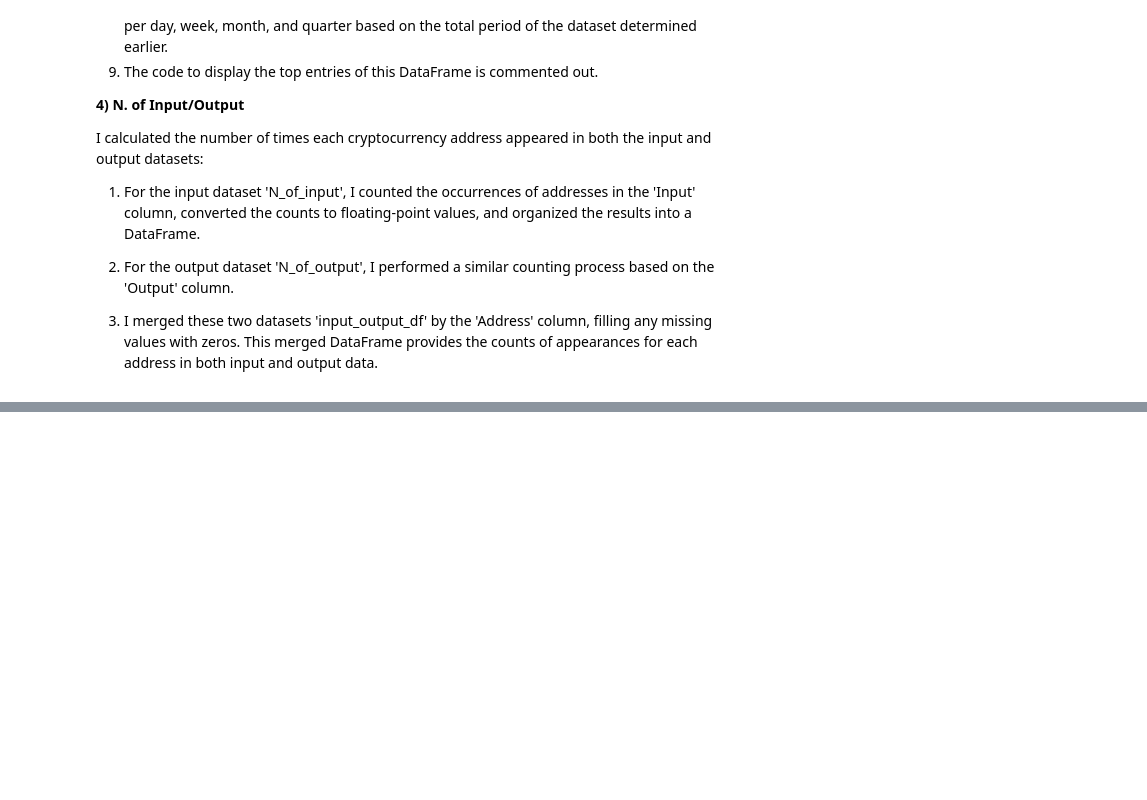
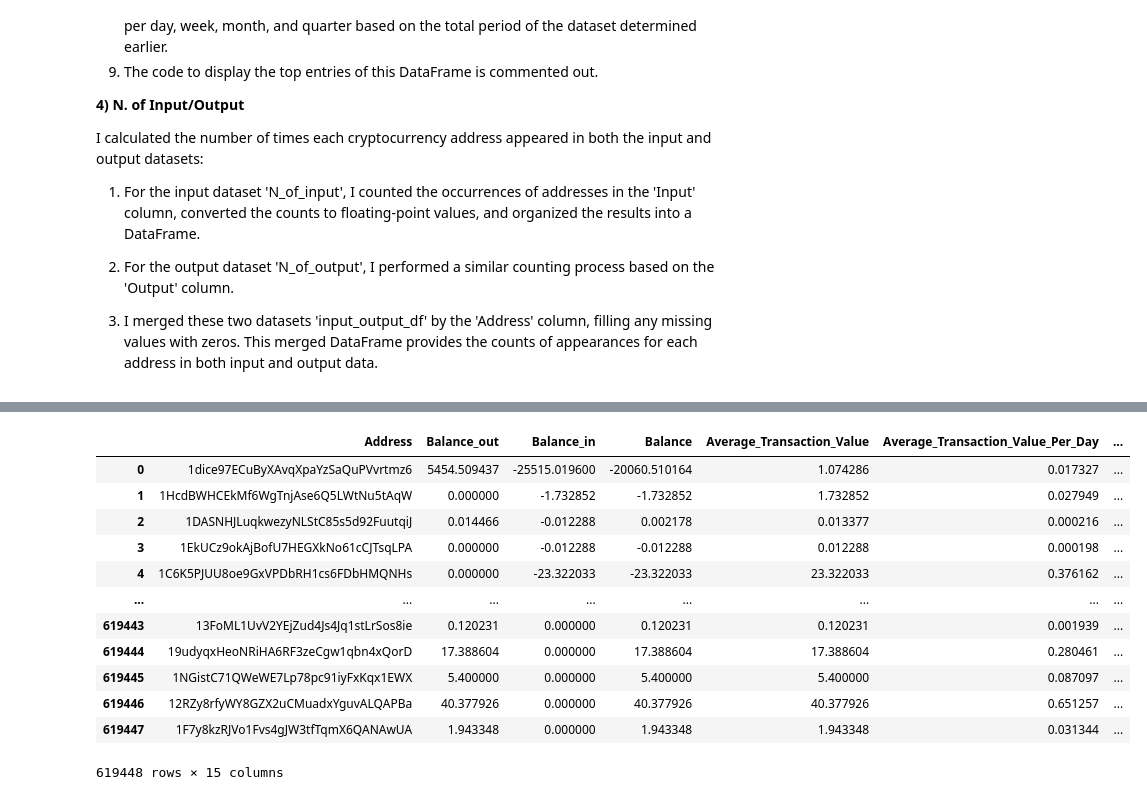
Before and after one commit to fabrizi0rigodanz0/Airbnb_ML_Project, a Jupyter notebook: Bitcoin_Transactions_Analysis.ipynb, the cells around one changed output, grey strips where cells are left out. Saved outputs shown, nothing was run; the diff lists cells and outputs as text; code cells hidden in the pictures; blank space fills up the shorter version.

```diff
--- a/Bitcoin_Transactions_Analysis.ipynb
+++ b/Bitcoin_Transactions_Analysis.ipynb
@@ -940,0 +980,12 @@ I calculated the number of times each cryptocurrency address appeared in both th
+# %%
+#calculate the number of transaction per day, week, month and qarter and normalized
+
+total_transactions_count.reset_index()
+total_transactions_count.columns = ['Address', 'Count_transactions']
+total_transactions_count['Count_Transactions_Per_Day']= total_transactions_count['Count_transactions']/ total_period
+total_transactions_count['Count_Transactions_Per_Week']= total_transactions_count['Count_transactions']/ (total_period/7)
+total_transactions_count['Count_Transactions_Per_Month']= total_transactions_count['Count_transactions']/ (total_period/30)
+total_transactions_count['Count_Transactions_Per_Quarter']= total_transactions_count['Count_transactions']/ (total_period/91)
+
+
+total_transactions_count
@@ -940,0 +1091,49 @@ I calculated the number of times each cryptocurrency address appeared in both th
+# %%
+# Extracting the 'Input' and 'Output' columns
+input_addresses = inputDF['Input']
+output_addresses = outputDF['Output']
+
+# Concatenating and dropping duplicates to get unique addresses
+unique_addresses = pd.concat([input_addresses, output_addresses]).drop_duplicates().reset_index(drop=True)
+
+# Creating a new dataframe with these unique addresses
+addressDF = pd.DataFrame(unique_addresses, columns=['Address'])
+
+# Display the first few rows of the new dataframe
+addressDF = addressDF.merge(balance_df, left_on='Address', right_index=True, how='left')
+addressDF.fillna(0, inplace= True)
+
+# Merge the average transaction values DataFrame with the address_df DataFrame
+addressDF = addressDF.merge(average_transaction_values_df, on='Address', how='left')
+
+# Merge the N_of_input dataframe with the merged_address_df dataframe
+merged_address_df = addressDF.merge(N_of_input, on='Address', how='left')
+
+# Merge the N_of_output dataframe with the updated merged_address_df dataframe
+addressDF = merged_address_df.merge(N_of_output, on='Address', how='left').fillna(0)
+
+
+addressDF = merged_address_df.merge(total_transactions_count, on='Address', how='left').fillna(0)
+
+# Display the first few rows of the final merged dataframe
+addressDF = addressDF.merge(frequency_df, on='Address', how='left').fillna(0)
+
+
+# Display the first few rows of the final merged dataframe
+addressDF = addressDF.merge(input_output_df, on='Address', how='left').fillna(0)
+
+addressDF
+# %% [output]
+|  | Address | Balance_out | Balance_in | Balance | Average_Transaction_Value | Average_Transaction_Value_Per_Day | ... |
+| 0 | 1dice97ECuByXAvqXpaYzSaQuPVvrtmz6 | 5454.509437 | -25515.019600 | -20060.510164 | 1.074286 | 0.017327 | ... |
+| 1 | 1HcdBWHCEkMf6WgTnjAse6Q5LWtNu5tAqW | 0.000000 | -1.732852 | -1.732852 | 1.732852 | 0.027949 | ... |
+| 2 | 1DASNHJLuqkwezyNLStC85s5d92FuutqiJ | 0.014466 | -0.012288 | 0.002178 | 0.013377 | 0.000216 | ... |
+| 3 | 1EkUCz9okAjBofU7HEGXkNo61cCJTsqLPA | 0.000000 | -0.012288 | -0.012288 | 0.012288 | 0.000198 | ... |
+| 4 | 1C6K5PJUU8oe9GxVPDbRH1cs6FDbHMQNHs | 0.000000 | -23.322033 | -23.322033 | 23.322033 | 0.376162 | ... |
+| ... | ... | ... | ... | ... | ... | ... | ... |
+| 619443 | 13FoML1UvV2YEjZud4Js4Jq1stLrSos8ie | 0.120231 | 0.000000 | 0.120231 | 0.120231 | 0.001939 | ... |
+| 619444 | 19udyqxHeoNRiHA6RF3zeCgw1qbn4xQorD | 17.388604 | 0.000000 | 17.388604 | 17.388604 | 0.280461 | ... |
+| 619445 | 1NGistC71QWeWE7Lp78pc91iyFxKqx1EWX | 5.400000 | 0.000000 | 5.400000 | 5.400000 | 0.087097 | ... |
+| 619446 | 12RZy8rfyWY8GZX2uCMuadxYguvALQAPBa | 40.377926 | 0.000000 | 40.377926 | 40.377926 | 0.651257 | ... |
+| 619447 | 1F7y8kzRJVo1Fvs4gJW3tfTqmX6QANAwUA | 1.943348 | 0.000000 | 1.943348 | 1.943348 | 0.031344 | ... |
+619448 rows × 15 columns
```
Also changed, not shown: parts of 17 cells of this notebook.
